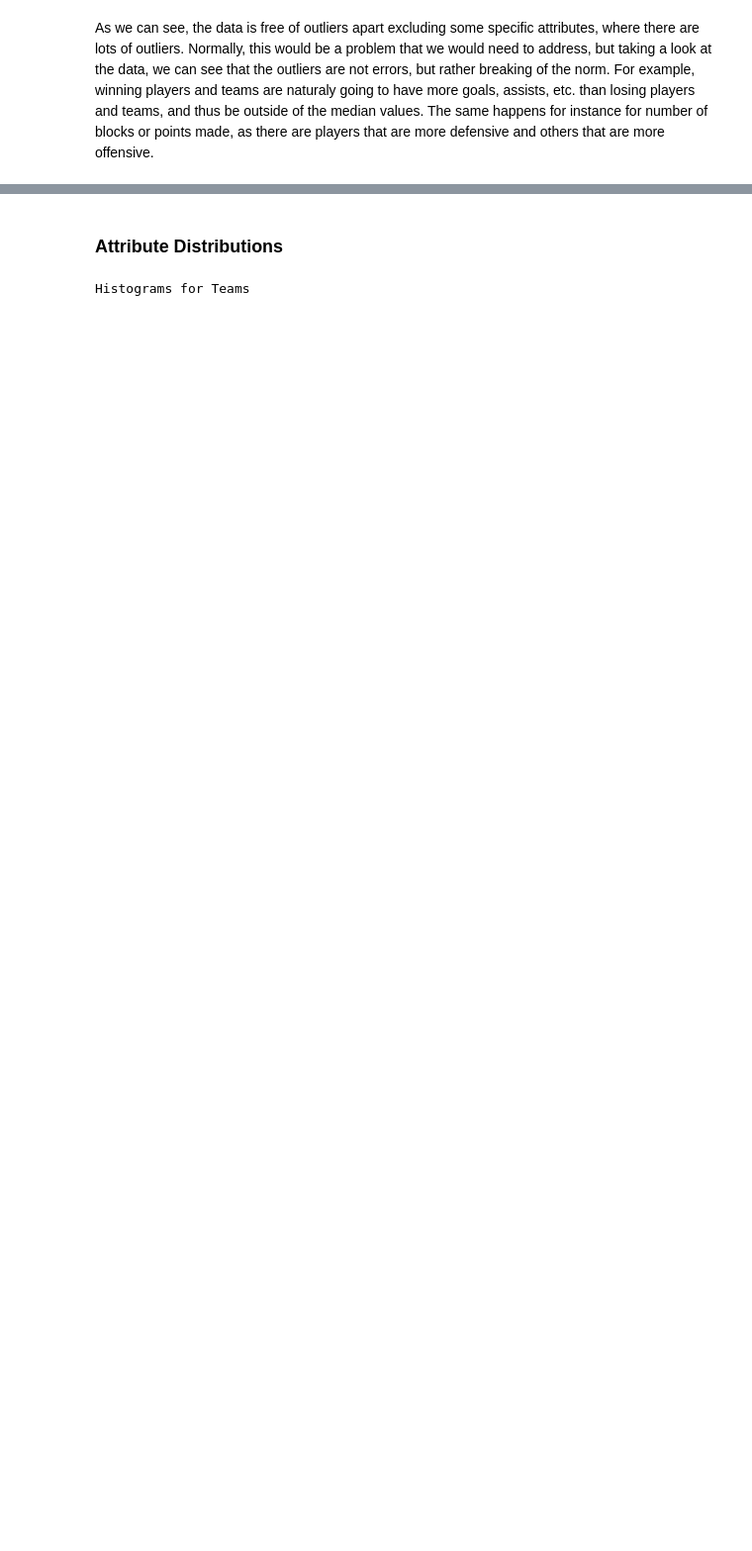
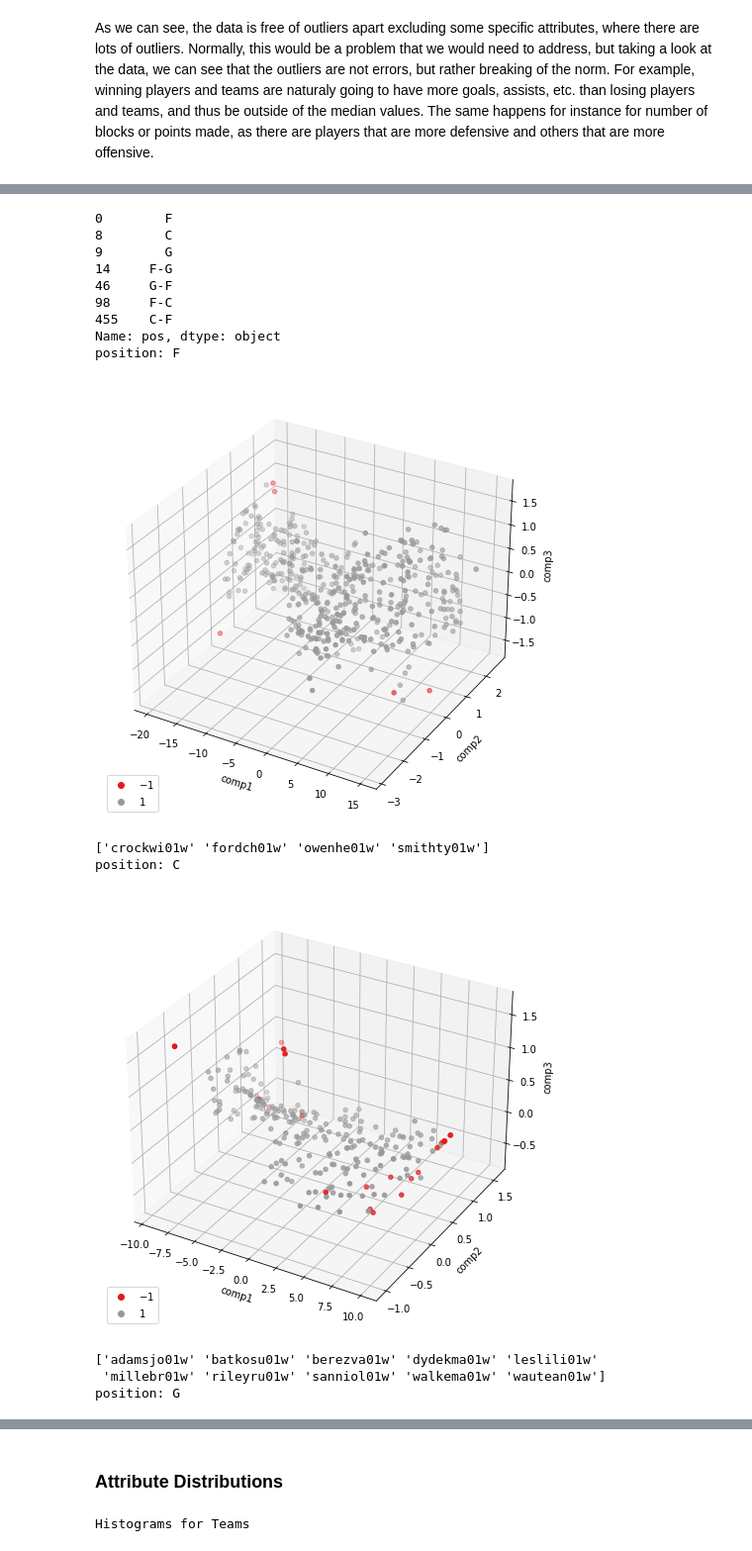
Before and after one commit to m21ark/ac, a Jupyter notebook: stats.ipynb, the cells around one changed output, grey strips where cells are left out. Shown at 99% size. Cells and saved outputs as stored; diff of their text form; code cells hidden in the pictures; blank space fills up the shorter version.

Commit message:
Yet another statistical analysis

```diff
--- a/stats.ipynb
+++ b/stats.ipynb
@@ -373,0 +482,52 @@ As we can see, the data is free of outliers apart excluding some specific attrib
+# %%
+unique_position = df_players['pos']
+unique_position = unique_position.drop_duplicates()
+# # TODO ... make this for every type of position / taking in case the defensive and ofensive statistics
+
+
+print(unique_position)
+
+perp = [50, 50, 50, 10, 25, 25, 25]
+
+perp_index = 0
+for i in unique_position:
+    df_i = df_players[df_players['pos'] == i]
+
+    df_i = df_i.drop(['tmID', 'pos'], axis=1)
+
+    df_i = df_i[df_i['stint'] == 0]
+
+    x = df_i.iloc[:, 1:].values
+
+    print(f"position: {i}")
+    outliers = outliers_pipeline(x)
+    df_i['outliers'] = outliers
+
+    print_outliers_plot(x, outliers, perp=perp[perp_index])
+
+    # print the outliers
+    df_i = df_i[df_i['outliers'] == -1]
+    df_i = df_i.drop(['outliers'], axis=1)
+    print(df_i['playerID'].unique())
+
+    perp_index += 1
+
+
+df_players.head(20)
+# %% [output]
+0        F
+8        C
+9        G
+14     F-G
+46     G-F
+98     F-C
+455    C-F
+Name: pos, dtype: object
+position: F
+[figure, added]
+['crockwi01w' 'fordch01w' 'owenhe01w' 'smithty01w']
+position: C
+[figure, added]
+['adamsjo01w' 'batkosu01w' 'berezva01w' 'dydekma01w' 'leslili01w'
+ 'millebr01w' 'rileyru01w' 'sanniol01w' 'walkema01w' 'wautean01w']
+position: G
```
Also changed, not shown: parts of 7 cells of this notebook, 2 other files.
